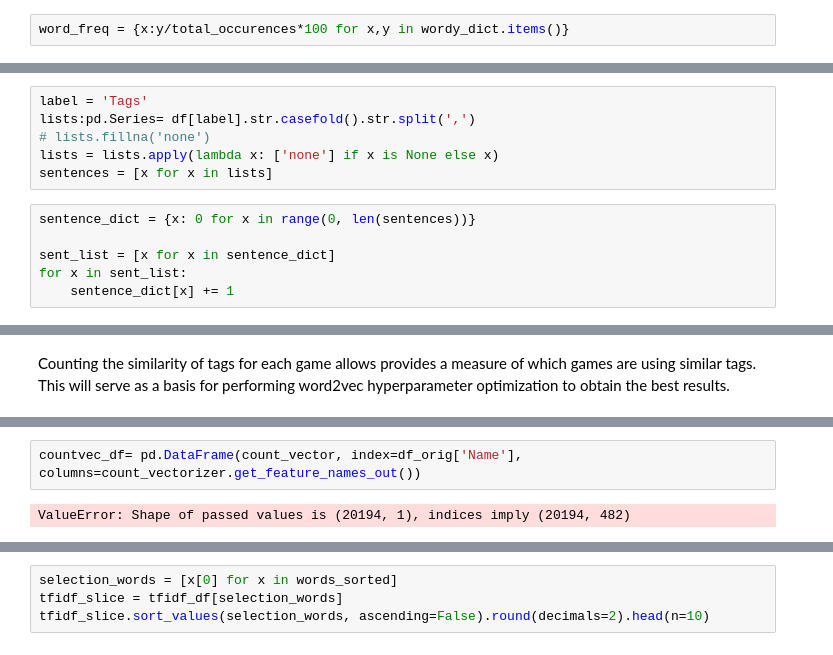
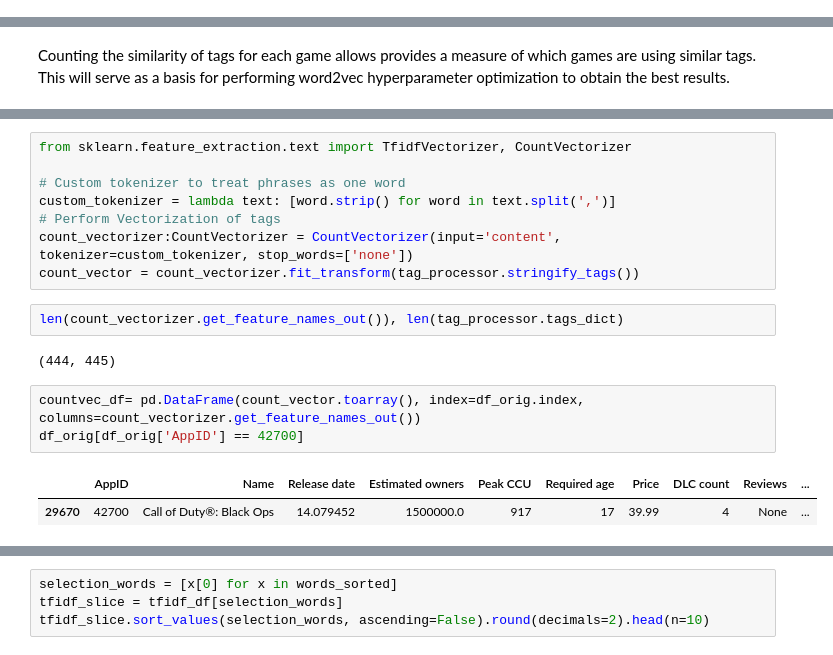
Before and after one commit to Lastek/cs345-group-project, a Jupyter notebook: CS345_Project.ipynb, the cells around one changed output, grey strips where cells are left out. Saved outputs shown, nothing was run; the diff lists cells and outputs as text.

```diff
--- a/CS345_Project.ipynb
+++ b/CS345_Project.ipynb
@@ -333,2 +306,0 @@ words_sorted[:10]
-# %%
-word_freq = {x:y/total_occurences*100 for x,y in wordy_dict.items()}
@@ -338,12 +306,0 @@ total_occurences = (len(word_list) )
-# %%
-label = 'Tags'
-lists:pd.Series= df[label].str.casefold().str.split(',')
-# lists.fillna('none')
-lists = lists.apply(lambda x: ['none'] if x is None else x)
-sentences = [x for x in lists]
-# %%
-sentence_dict = {x: 0 for x in range(0, len(sentences))}
-
-sent_list = [x for x in sentence_dict]
-for x in sent_list:
-    sentence_dict[x] += 1
@@ -382,4 +353,18 @@ array(['1980s', '1990', '2d', '360', '3d', '40k', '4x', '5d', '6dof',
+# %%
+from sklearn.feature_extraction.text import TfidfVectorizer, CountVectorizer
+
+# Custom tokenizer to treat phrases as one word
+custom_tokenizer = lambda text: [word.strip() for word in text.split(',')]
+# Perform Vectorization of tags
+count_vectorizer:CountVectorizer = CountVectorizer(input='content', tokenizer=custom_tokenizer, stop_words=['none'])
+count_vector = count_vectorizer.fit_transform(tag_processor.stringify_tags())
+# %%
+len(count_vectorizer.get_feature_names_out()), len(tag_processor.tags_dict)
+# %% [output]
+(444, 445)
 # %%
-countvec_df= pd.DataFrame(count_vector, index=df_orig['Name'], columns=count_vectorizer.get_feature_names_out())
+countvec_df= pd.DataFrame(count_vector.toarray(), index=df_orig.index, columns=count_vectorizer.get_feature_names_out())
+df_orig[df_orig['AppID'] == 42700]
 # %% [output]
-ValueError: Shape of passed values is (20194, 1), indices imply (20194, 482)
+|  | AppID | Name | Release date | Estimated owners | Peak CCU | Required age | Price | DLC count | Reviews | ... |
+| 29670 | 42700 | Call of Duty®: Black Ops | 14.079452 | 1500000.0 | 917 | 17 | 39.99 | 4 | None | ... |
```
Also changed, not shown: parts of 11 cells of this notebook.
